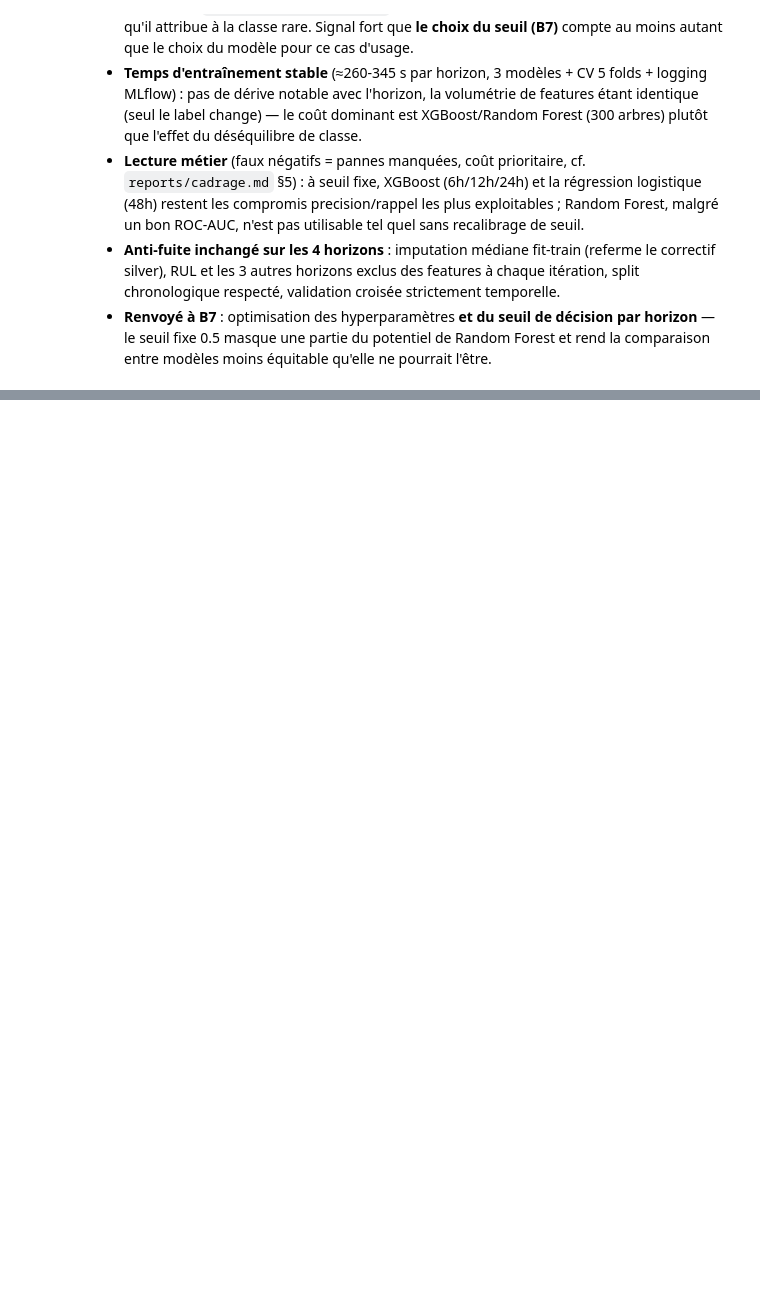
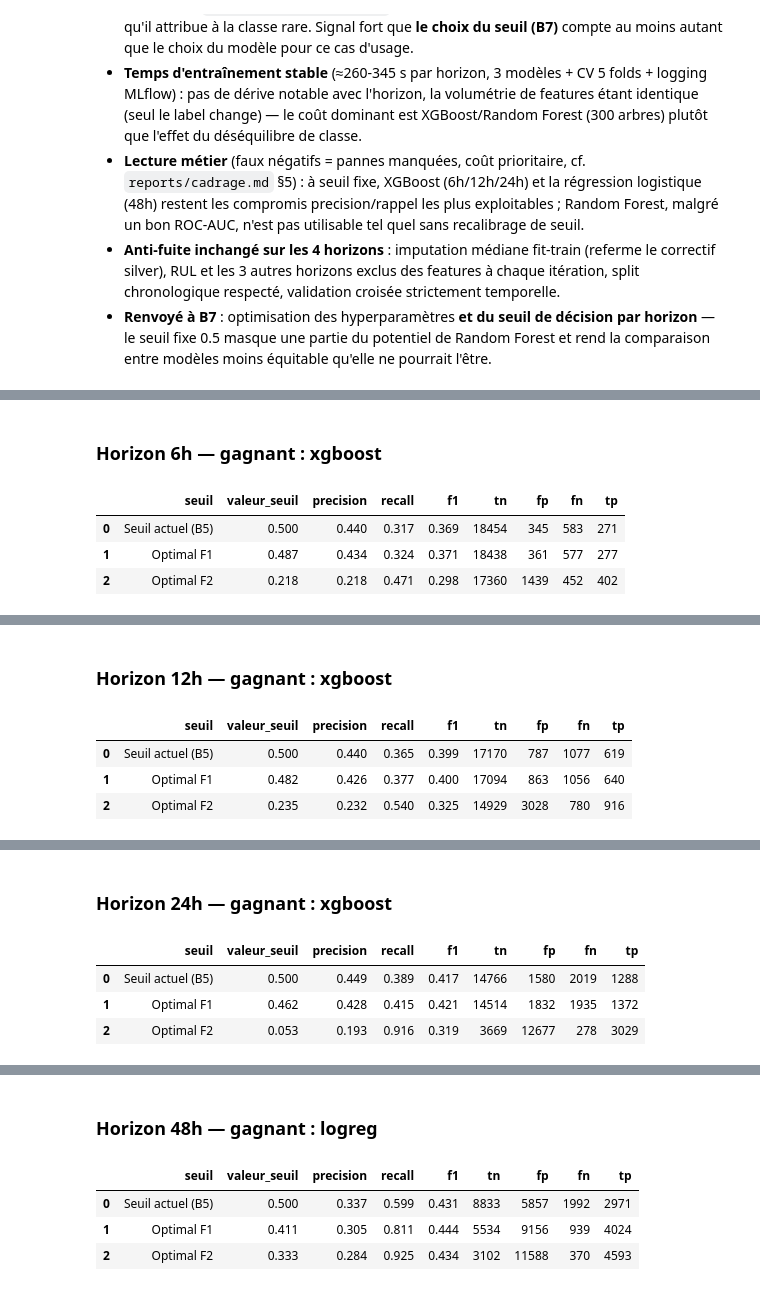
Before and after one commit to palauzet/AELION_Concevoir_Et_Implementer_Solution_IA, a Jupyter notebook: notebooks/04_maintenance_ml.ipynb, the cells around one changed output, grey strips where cells are left out. Cells and saved outputs as stored; diff of their text form; code cells hidden in the pictures; blank space fills up the shorter version.

```diff
--- a/notebooks/04_maintenance_ml.ipynb
+++ b/notebooks/04_maintenance_ml.ipynb
@@ -230,0 +249,44 @@ elles **changeraient** si le seuil était réglé différemment (travail prévu
+# %%
+from IPython.display import SVG, Markdown, display
+
+threshold_dir = config.ML_DIR / "threshold_exploration"
+threshold_dir.mkdir(parents=True, exist_ok=True)
+
+threshold_rows = []
+for h in config.LABEL_HORIZONS:
+    winner = runs_by_horizon[h]["winner"]
+    pipeline, X_test, y_test = training.fit_winner_pipeline(h, winner)
+    proba = pipeline.predict_proba(X_test)[:, 1]
+    pr_df = training.precision_recall_curve_data(y_test, proba)
+    best_f1 = training.best_threshold(pr_df, "f1")
+    best_f2 = training.best_threshold(pr_df, "f2")
+
+    marks = {
+        "Seuil actuel (B5)": config.ML_DECISION_THRESHOLD,
+        "Optimal F1": best_f1,
+        "Optimal F2": best_f2,
+    }
+    fig_path = threshold_dir / f"seuil_{h}h.svg"
+    training.make_threshold_figure(
+        pr_df, marks, fig_path, f"Seuil de décision — {winner} ({h}h)"
+    )
+
+    display(Markdown(f"### Horizon {h}h — gagnant : **{winner}**"))
+    for label, t in marks.items():
+        m = training.evaluate(pipeline, X_test, y_test, threshold=t)
+        threshold_rows.append({
+            "horizon_h": h, "modele": winner, "seuil": label, "valeur_seuil": round(t, 3),
+            "precision": round(m["precision"], 3), "recall": round(m["recall"], 3),
+            "f1": round(m["f1"], 3),
+            "tn": m["tn"], "fp": m["fp"], "fn": m["fn"], "tp": m["tp"],
+        })
+    display(pd.DataFrame(threshold_rows[-3:]).drop(columns=["horizon_h", "modele"]))
+    display(SVG(filename=str(fig_path)))
+
+threshold_table = pd.DataFrame(threshold_rows)
+# %% [output]
+### Horizon 6h — gagnant : **xgboost**
+|  | seuil | valeur_seuil | precision | recall | f1 | tn | fp | fn | tp |
+| 0 | Seuil actuel (B5) | 0.500 | 0.440 | 0.317 | 0.369 | 18454 | 345 | 583 | 271 |
+| 1 | Optimal F1 | 0.487 | 0.434 | 0.324 | 0.371 | 18438 | 361 | 577 | 277 |
+| 2 | Optimal F2 | 0.218 | 0.218 | 0.471 | 0.298 | 17360 | 1439 | 452 | 402 |
@@ -230,0 +294,5 @@ elles **changeraient** si le seuil était réglé différemment (travail prévu
+### Horizon 12h — gagnant : **xgboost**
+|  | seuil | valeur_seuil | precision | recall | f1 | tn | fp | fn | tp |
+| 0 | Seuil actuel (B5) | 0.500 | 0.440 | 0.365 | 0.399 | 17170 | 787 | 1077 | 619 |
+| 1 | Optimal F1 | 0.482 | 0.426 | 0.377 | 0.400 | 17094 | 863 | 1056 | 640 |
+| 2 | Optimal F2 | 0.235 | 0.232 | 0.540 | 0.325 | 14929 | 3028 | 780 | 916 |
@@ -230,0 +300,5 @@ elles **changeraient** si le seuil était réglé différemment (travail prévu
+### Horizon 24h — gagnant : **xgboost**
+|  | seuil | valeur_seuil | precision | recall | f1 | tn | fp | fn | tp |
+| 0 | Seuil actuel (B5) | 0.500 | 0.449 | 0.389 | 0.417 | 14766 | 1580 | 2019 | 1288 |
+| 1 | Optimal F1 | 0.462 | 0.428 | 0.415 | 0.421 | 14514 | 1832 | 1935 | 1372 |
+| 2 | Optimal F2 | 0.053 | 0.193 | 0.916 | 0.319 | 3669 | 12677 | 278 | 3029 |
@@ -230,0 +306,5 @@ elles **changeraient** si le seuil était réglé différemment (travail prévu
+### Horizon 48h — gagnant : **logreg**
+|  | seuil | valeur_seuil | precision | recall | f1 | tn | fp | fn | tp |
+| 0 | Seuil actuel (B5) | 0.500 | 0.337 | 0.599 | 0.431 | 8833 | 5857 | 1992 | 2971 |
+| 1 | Optimal F1 | 0.411 | 0.305 | 0.811 | 0.444 | 5534 | 9156 | 939 | 4024 |
+| 2 | Optimal F2 | 0.333 | 0.284 | 0.925 | 0.434 | 3102 | 11588 | 370 | 4593 |
```
Also changed, not shown: parts of 5 cells of this notebook, 4 other files.
